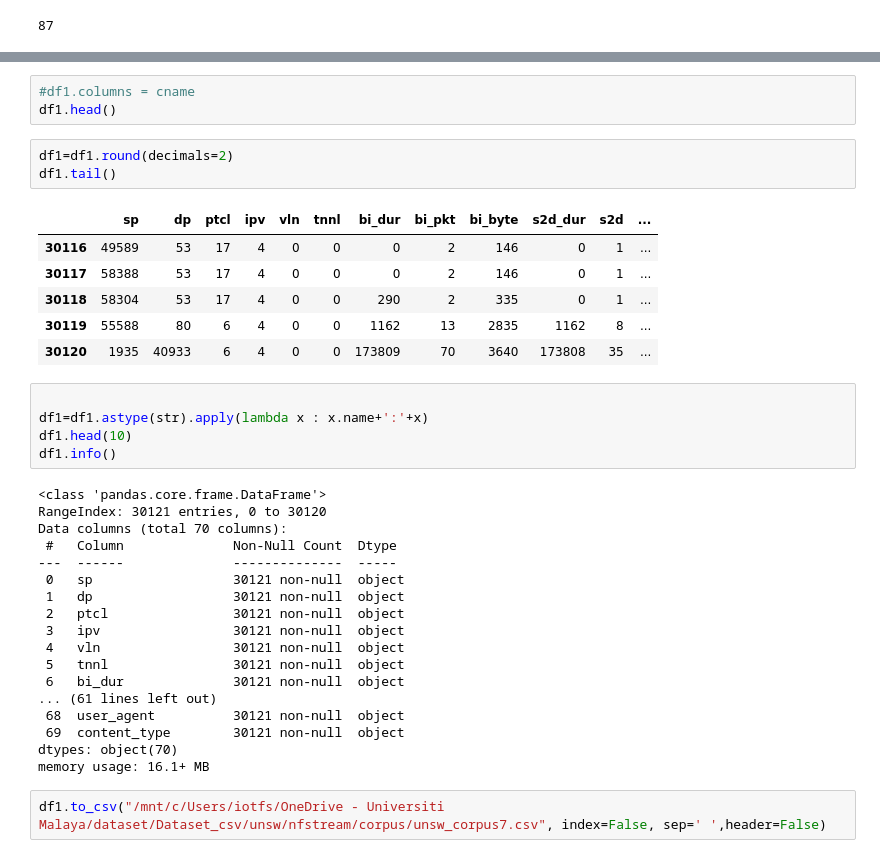
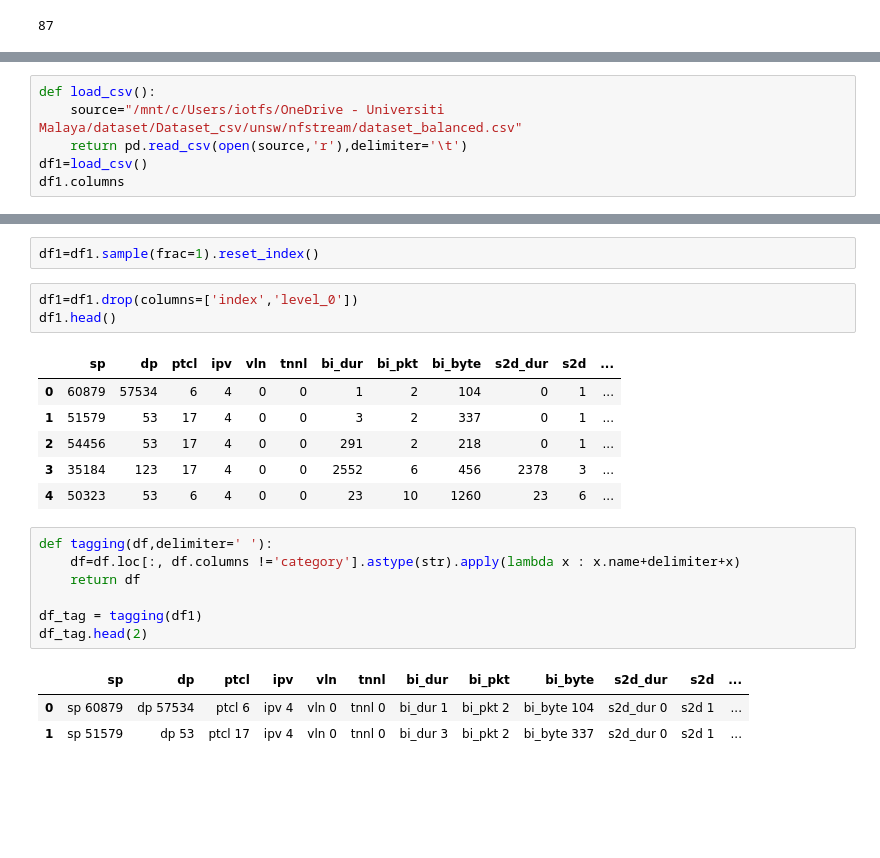
Before and after one commit to fdaus/transformer, a Jupyter notebook: CorpusfromCSV.ipynb, the cells around one changed output, grey strips where cells are left out. Cells and saved outputs as stored; diff of their text form; blank space fills up the shorter version.

Commit message:
restructure data - balancing

```diff
--- a/CorpusfromCSV.ipynb
+++ b/CorpusfromCSV.ipynb
@@ -115,0 +291,6 @@ df1.columns
+# %%
+def load_csv():
+    source="/mnt/c/Users/iotfs/OneDrive - Universiti Malaya/dataset/Dataset_csv/unsw/nfstream/dataset_balanced.csv"
+    return pd.read_csv(open(source,'r'),delimiter='\t')
+df1=load_csv()
+df1.columns
@@ -116,38 +312,23 @@ df1.columns
+# %%
+df1=df1.sample(frac=1).reset_index()
 # %%
-#df1.columns = cname
+df1=df1.drop(columns=['index','level_0'])
 df1.head()
+# %% [output]
+|  | sp | dp | ptcl | ipv | vln | tnnl | bi_dur | bi_pkt | bi_byte | s2d_dur | s2d | ... |
+| 0 | 60879 | 57534 | 6 | 4 | 0 | 0 | 1 | 2 | 104 | 0 | 1 | ... |
+| 1 | 51579 | 53 | 17 | 4 | 0 | 0 | 3 | 2 | 337 | 0 | 1 | ... |
+| 2 | 54456 | 53 | 17 | 4 | 0 | 0 | 291 | 2 | 218 | 0 | 1 | ... |
+| 3 | 35184 | 123 | 17 | 4 | 0 | 0 | 2552 | 6 | 456 | 2378 | 3 | ... |
+| 4 | 50323 | 53 | 6 | 4 | 0 | 0 | 23 | 10 | 1260 | 23 | 6 | ... |
-# %%
-df1=df1.round(decimals=2)
-df1.tail()
-# %% [output]
-|  | sp | dp | ptcl | ipv | vln | tnnl | bi_dur | bi_pkt | bi_byte | s2d_dur | s2d | ... |
-| 30116 | 49589 | 53 | 17 | 4 | 0 | 0 | 0 | 2 | 146 | 0 | 1 | ... |
-| 30117 | 58388 | 53 | 17 | 4 | 0 | 0 | 0 | 2 | 146 | 0 | 1 | ... |
-| 30118 | 58304 | 53 | 17 | 4 | 0 | 0 | 290 | 2 | 335 | 0 | 1 | ... |
-| 30119 | 55588 | 80 | 6 | 4 | 0 | 0 | 1162 | 13 | 2835 | 1162 | 8 | ... |
-| 30120 | 1935 | 40933 | 6 | 4 | 0 | 0 | 173809 | 70 | 3640 | 173808 | 35 | ... |
 # %%
+def tagging(df,delimiter=' '):
+    df=df.loc[:, df.columns !='category'].astype(str).apply(lambda x : x.name+delimiter+x)
+    return df
 
-df1=df1.astype(str).apply(lambda x : x.name+':'+x)
-df1.head(10)
-df1.info()
+df_tag = tagging(df1)
+df_tag.head(2)
 # %% [output]
-<class 'pandas.core.frame.DataFrame'>
-RangeIndex: 30121 entries, 0 to 30120
-Data columns (total 70 columns):
- #   Column              Non-Null Count  Dtype
----  ------              --------------  -----
- 0   sp                  30121 non-null  object
- 1   dp                  30121 non-null  object
- 2   ptcl                30121 non-null  object
- 3   ipv                 30121 non-null  object
- 4   vln                 30121 non-null  object
- 5   tnnl                30121 non-null  object
- 6   bi_dur              30121 non-null  object
-... (61 lines left out)
- 68  user_agent          30121 non-null  object
- 69  content_type        30121 non-null  object
-dtypes: object(70)
-memory usage: 16.1+ MB
+|  | sp | dp | ptcl | ipv | vln | tnnl | bi_dur | bi_pkt | bi_byte | s2d_dur | s2d | ... |
+| 0 | sp 60879 | dp 57534 | ptcl 6 | ipv 4 | vln 0 | tnnl 0 | bi_dur 1 | bi_pkt 2 | bi_byte 104 | s2d_dur 0 | s2d 1 | ... |
+| 1 | sp 51579 | dp 53 | ptcl 17 | ipv 4 | vln 0 | tnnl 0 | bi_dur 3 | bi_pkt 2 | bi_byte 337 | s2d_dur 0 | s2d 1 | ... |
-# %%
-df1.to_csv("/mnt/c/Users/iotfs/OneDrive - Universiti Malaya/dataset/Dataset_csv/unsw/nfstream/corpus/unsw_corpus7.csv", index=False, sep=' ',header=False)
```
Also changed, not shown: parts of 27 cells of this notebook, 1 other file.
